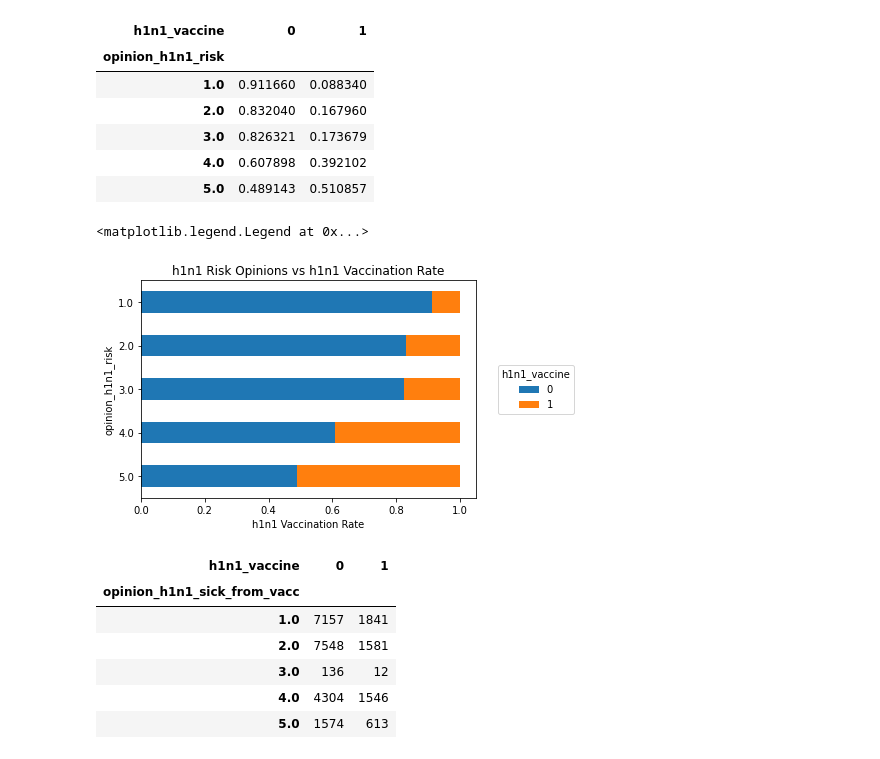
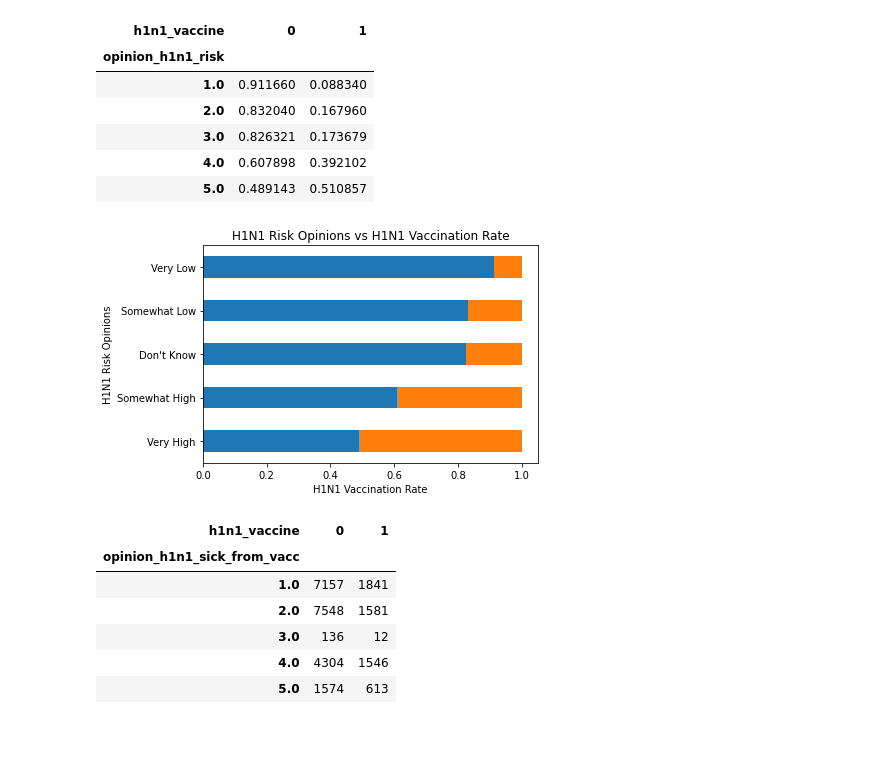
Before and after one commit to henryshin15/Phase_3_Project, a Jupyter notebook: Henry_notebook.ipynb, the cells around one changed output. Drawn from its saved outputs; the diff is of its cells as text; code cells hidden in the pictures.

```diff
--- a/Henry_notebook.ipynb
+++ b/Henry_notebook.ipynb
@@ -534,17 +559,22 @@ opinion_h1n1_risk_props
 | 5.0 | 0.489143 | 0.510857 |
 # %%
 ax = opinion_h1n1_risk_props.plot.barh(stacked=True)
+
+h1n1_risk_opinion = ["Very Low", "Somewhat Low","Don't Know", "Somewhat High","Very High"]
+y_pos = np.arange(len(h1n1_risk_opinion))
+ax.set_yticks(y_pos, labels = h1n1_risk_opinion)
 ax.invert_yaxis()
-ax.set_title("h1n1 Risk Opinions vs h1n1 Vaccination Rate")
-ax.set_xlabel("h1n1 Vaccination Rate")
+ax.set_title("H1N1 Risk Opinions vs H1N1 Vaccination Rate")
+ax.set_xlabel("H1N1 Vaccination Rate")
+ax.set_ylabel("H1N1 Risk Opinions")
 ax.legend(
     loc='center left',
     bbox_to_anchor=(1.05, 0.5),
     title='h1n1_vaccine'
 )
+ax.legend_.remove()
 # %% [output]
-<matplotlib.legend.Legend at 0x...>
-[figure, old version]
+[figure, new version]
 # %%
 opinion_h1n1_sick_from_vacc_counts = (df[['opinion_h1n1_sick_from_vacc', 'h1n1_vaccine']]
               .groupby(['opinion_h1n1_sick_from_vacc', 'h1n1_vaccine'])
```
Also changed, not shown: parts of 4 cells of this notebook.
